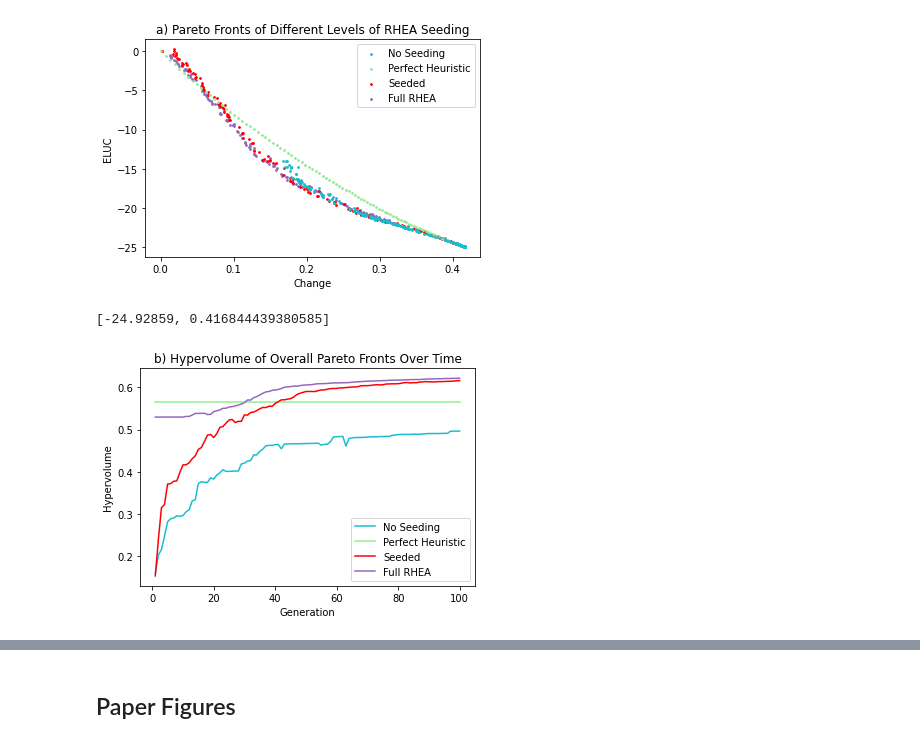
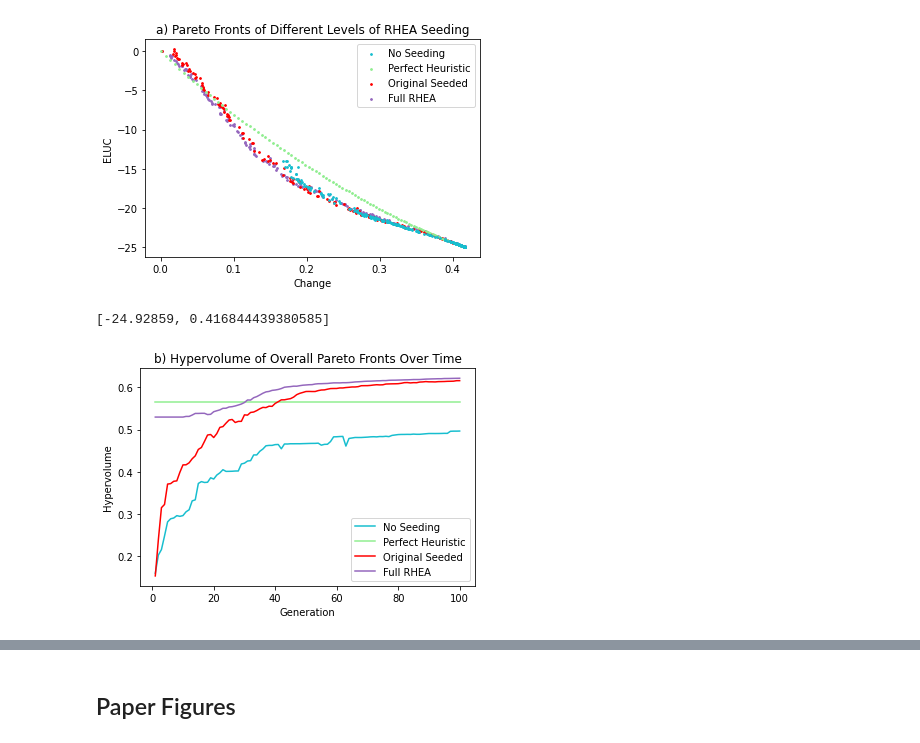
Before and after one commit to Project-Resilience/mvp, a Jupyter notebook: use_cases/eluc/experiments/rhea.ipynb, the cells around one changed output, grey strips where cells are left out. Drawn from its saved outputs; the diff is of its cells as text; code cells hidden in the pictures.

```diff
--- a/use_cases/eluc/experiments/rhea.ipynb
+++ b/use_cases/eluc/experiments/rhea.ipynb
@@ -80,5 +111 @@ def view_ancestry(ax: plt.Axes, results_dir: Path, final_gen: int, outcomes: lis
     return ax
-# %%
-fig, ax = plt.subplots()
-ax = view_ancestry(ax, SEEDED_DIR, 100, OUTCOMES, verbose=True)
-plt.show()
@@ -132,15 +165,15 @@ def compare_paretos(ax: plt.Axes, results_dfs: list[pd.DataFrame], plot_params:
 # %%
 pareto_params = [
     {"label": "Full RHEA", "s": 3, "color": "C4"},
-    {"label": "Seeded", "s": 3, "color": "red"},
+    {"label": "Original Seeded", "s": 3, "color": "red"},
     {"label": "Perfect Heuristic", "s": 3, "color": "lightgreen"},
     {"label": "No Seeding", "s": 3, "color": "C9"}
 ]
 fig, ax = plt.subplots()
 ax = compare_paretos(ax, [full_results, seeded_results, perfect_results, base_results], pareto_params)
 plt.show()
 # %% [output]
-[figure, old version]
+[figure, new version]
 # %%
 def get_hypervolume(results_df: pd.DataFrame, ref_point: np.ndarray, ideal: np.ndarray, outcomes: list[str]):
     metric = Hypervolume(ref_point=ref_point,
@@ -211,10 +244,10 @@ fig, ax = plt.subplots()
 hv_params = [
     {"label": "No Seeding", "c": "C9"},
     {"label": "Perfect Heuristic", "c": "lightgreen"},
-    {"label": "Seeded", "c": "red"},
+    {"label": "Original Seeded", "c": "red"},
     {"label": "Full RHEA", "c": "C4"}
 ]
 ax = plot_all_hypervolumes(ax, all_hypervolumes, hv_params)
 plt.show()
 # %% [output]
-[figure, old version]
+[figure, new version]
```
Also changed, not shown: parts of 10 cells of this notebook, 6 other files.
